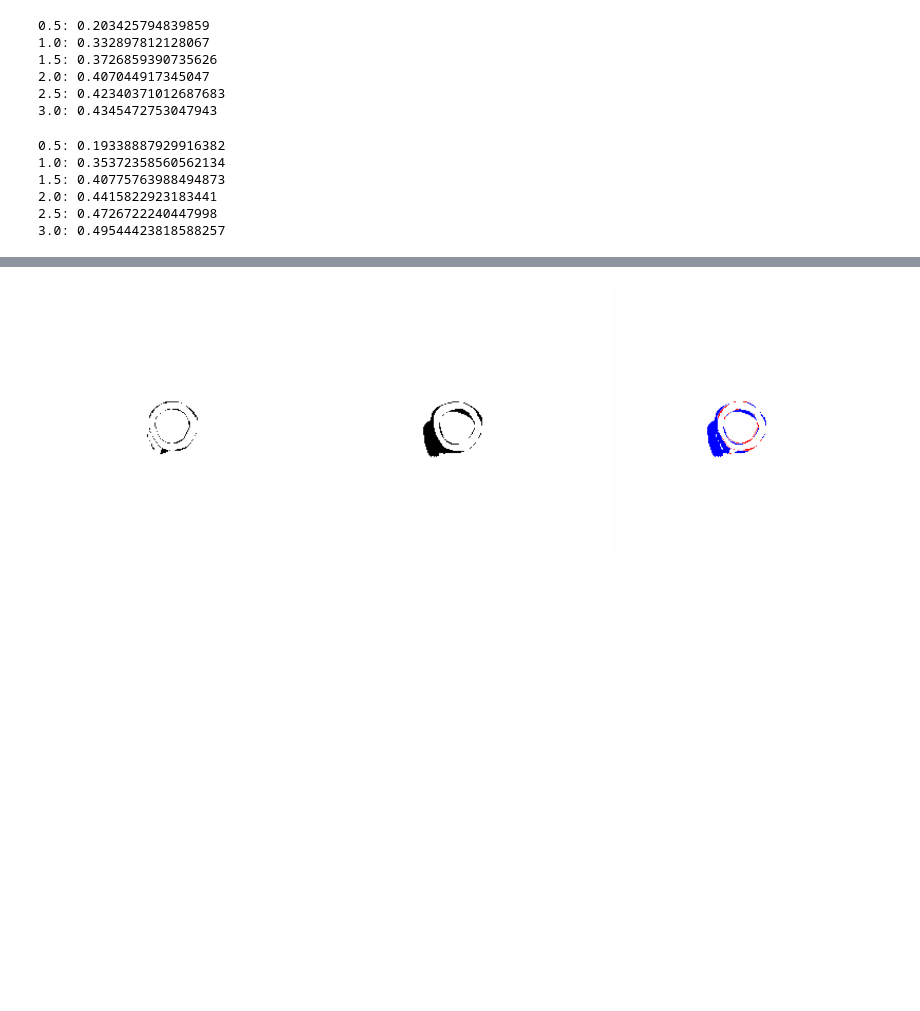
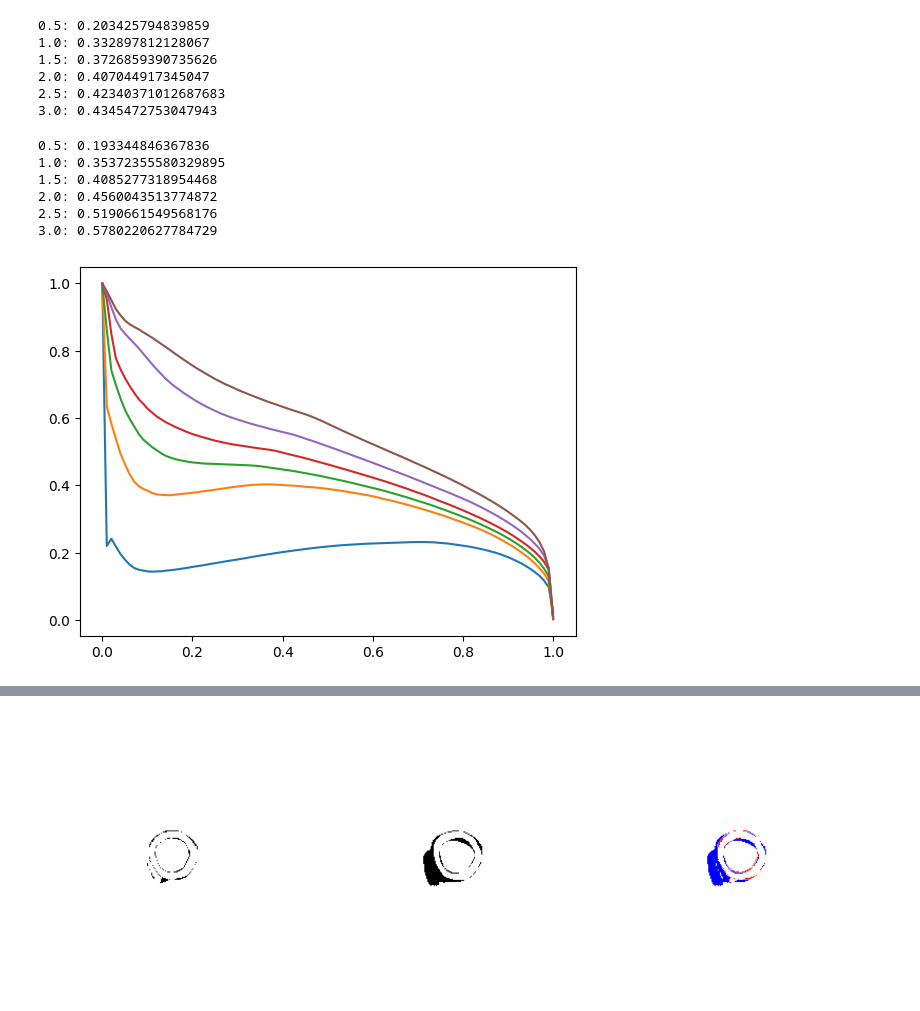
Before and after one commit to MedVisBonn/Segmentation-Distortion, a Jupyter notebook: src/notebooks/unet_domain_shift.ipynb, the cells around one changed output, grey strips where cells are left out. Saved outputs shown, nothing was run; the diff lists cells and outputs as text; code cells hidden in the pictures; blank space fills up the shorter version.

```diff
--- a/src/notebooks/unet_domain_shift.ipynb
+++ b/src/notebooks/unet_domain_shift.ipynb
@@ -139,10 +143,3 @@ dataloader = DataLoader(data['train'],
     shuffle=False,
     drop_last=False
 )
-# %%
-truncate=4.0
-sigma = 1
-radius = round(truncate * sigma)
-kernel_size = 2*radius + 1
-
-kernel_size
@@ -245,12 +240,12 @@ def get_gaussian_domainshift_augments(
     sigmas: List[float],
     truncate: float = 4.0,
 ) -> List[nn.Module]:
-    radius = round(truncate * sigma)
-    kernel_size = 2*radius + 1
+    # radius = round(truncate * sigma)
+    # kernel_size = 2*radius + 1
 
     return [
         GaussianBlur(
-            kernel_size=kernel_size,
+            kernel_size=2 * round(truncate * sigma) + 1,
             sigma=sigma
         ) for sigma in sigmas
     ]
@@ -416,7 +432,7 @@ def get_precision_recall_for_domainshift_flips(
             errmap = (segmap_id != segmap_ood).float()
         umaps.append(
             umap_generator(
-                torch.cat([output_ood, output_ood_transformed], dim=0),
+                torch.cat([output_ood, output_ood_transformed], dim=0).cpu(),
                 batch_size=batch_size
             ).cpu()
         )
@@ -569,0 +845,24 @@ def get_precision_recall_for_domainshift_flips_model(
+# %%
+swivels = [layer[0] for layer in unet.named_modules() if 'bn' in layer[0]]
+
+mahalanobis_detector = get_batchnorm_mahalanobis_detector(
+    swivels=swivels,
+    unet=unet,
+    reduce=False,
+    aggregate='mean',
+    transform=True,
+    lr=5e5,
+    device='cuda:0'
+)
+
+for aug in augs:
+    p, r, pr_auc = get_precision_recall_for_domainshift_flips(
+        model=mahalanobis_detector,
+        dataset=data['train'],
+        net_out='heart',
+        umap='diff_grad',
+        domain_shift_aug=aug,
+        n_taus='auto',
+        device=['cuda:0', 'cpu']
+    )
+    print(f"{aug.sigma[1]}: {pr_auc}")
@@ -642,31 +945,35 @@ for aug in augs:
 # %%
 swivels = [layer[0] for layer in unet.named_modules() if 'bn' in layer[0]]
 
 mahalanobis_detector = get_batchnorm_mahalanobis_detector(
     swivels=swivels,
     unet=unet,
     reduce=False,
     aggregate='mean',
     transform=True,
     lr=5e5,
     device='cuda:0'
 )
 
 for aug in augs:
     p, r, pr_auc = get_precision_recall_for_domainshift_flips(
         model=mahalanobis_detector,
         dataset=data['train'],
         net_out='heart',
         umap='cross_entropy',
         domain_shift_aug=aug,
         n_taus='auto',
         device=['cuda:0', 'cpu']
     )
     print(f"{aug.sigma[1]}: {pr_auc}")
+    plt.plot(r, p, label=f'{aug.sigma[1]}')
+
+plt.show()
 # %% [output]
-0.5: 0.19338887929916382
-1.0: 0.35372358560562134
-1.5: 0.40775763988494873
-2.0: 0.4415822923183441
-2.5: 0.4726722240447998
-3.0: 0.49544423818588257
+0.5: 0.193344846367836
+1.0: 0.35372355580329895
+1.5: 0.4085277318954468
+2.0: 0.4560043513774872
+2.5: 0.5190661549568176
+3.0: 0.5780220627784729
+[figure, added]
```
Also changed, not shown: parts of 17 cells of this notebook, 1 other file.
